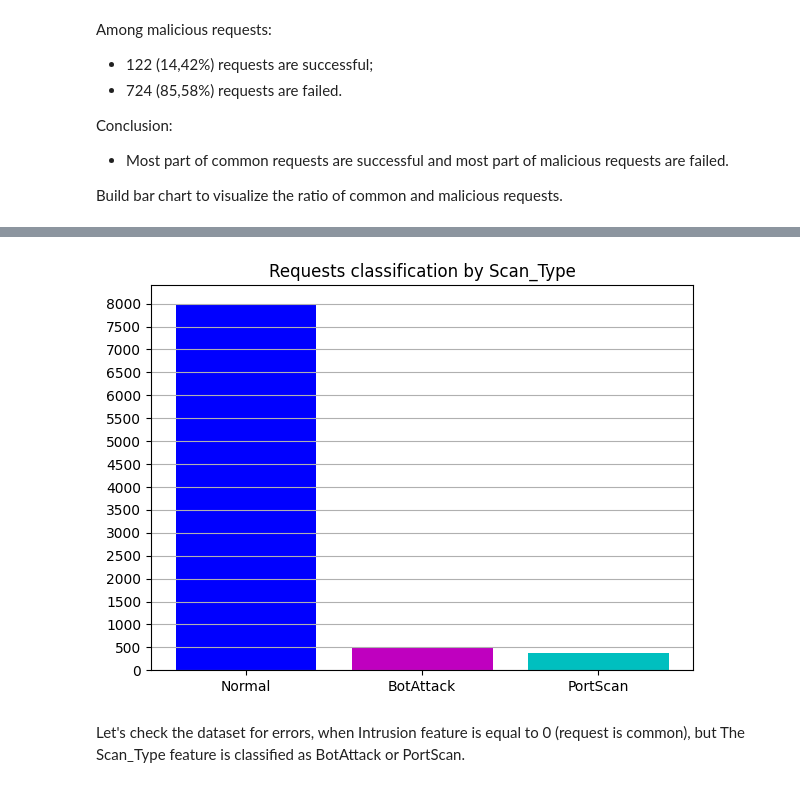
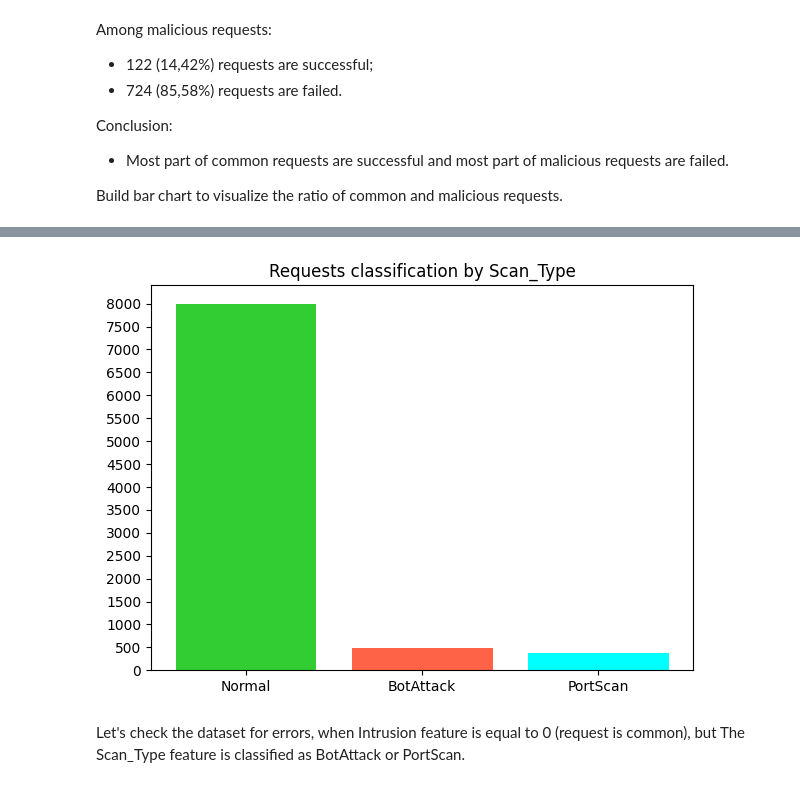
Before and after one commit to iamrus1/Intrusion-Log-Analysis, a Jupyter notebook: Intrusion detection log analysis Eng.ipynb, the cells around one changed output, grey strips where cells are left out. Drawn from its saved outputs; the diff is of its cells as text; code cells hidden in the pictures.

```diff
--- a/Intrusion detection log analysis Eng.ipynb
+++ b/Intrusion detection log analysis Eng.ipynb
@@ -169,14 +169,14 @@ ax.grid(axis='y')
 # %%
 scan_types = logs['Scan_Type'].value_counts()
 
 fig, ax = plt.subplots(figsize=(7, 5))
 
-ax.bar(scan_types.index, scan_types.values, color=['b', 'm', 'c'])
+ax.bar(scan_types.index, scan_types.values, color=['limegreen', 'tomato', 'cyan'])
 ax.set_title('Requests classification by Scan_Type')
 ax.set_yticks(np.arange(0, max(scan_types)+500, 500))
-ax.grid(axis='y')
+plt.show()
 # %% [output]
-[figure, old version]
+[figure, new version]
 # %% [markdown]
 Let's check the dataset for errors, when Intrusion feature is equal to 0 (request is common), but The Scan_Type feature is classified as BotAttack or PortScan.
 # %%
```
Also changed, not shown: parts of 11 cells of this notebook.
